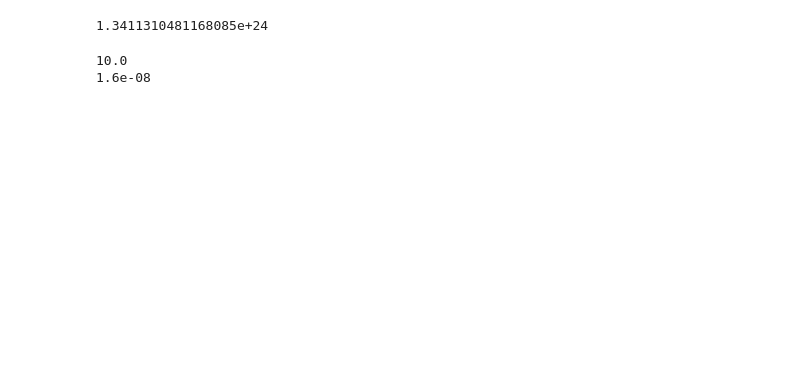
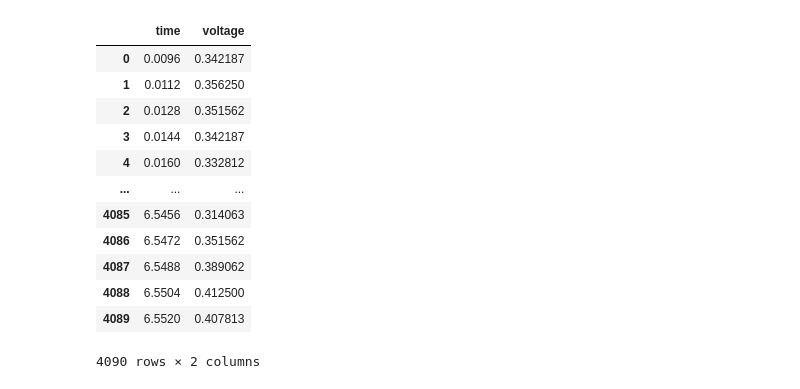
Before and after one commit to ShmakovVladimir/Labs, a Jupyter notebook: Фотника/Волоконный Лазер/main.ipynb, the cells around one changed output. Drawn from its saved outputs; the diff is of its cells as text; code cells hidden in the pictures; blank space fills up the shorter version.

```diff
--- a/Фотника/Волоконный Лазер/main.ipynb
+++ b/Фотника/Волоконный Лазер/main.ipynb
@@ -73,14 +8,51 @@ plt.grid(ls = ':')
-# %%
-np.exp(1.5 / (9 * 300 * 1e-5))
-# %% [output]
-1.3411310481168085e+24
-# %%
-tau = 2 * np.pi / 1e-7
-l = 100
-nu = 1 / (100 * 1e-9)
-print(nu * 1e-6)
-nu = 1 / tau
-print(f"{nu:.2g}")
-# %% [output]
-10.0
-1.6e-08
+# %%
+def parce_data(filepath: str) -> pd.DataFrame:
+    file = open(filepath)
+    time_step_index, time_step_time = 0, 0
+    ch1_step_index, ch2_step_index = 0, 0
+    ch1_step_voltage, ch2_step_voltage = 0, 0
+    time, voltage = [], []
+    for ind, line in enumerate(file):
+        if ind == 2:
+            time_step_index, time_step_time = line.split(" = ")
+            time_step_index = int(time_step_index)
+            time_step_time = float(time_step_time[:-3])
+        if ind == 5:
+            _, right_part = line.split("  ")
+            ch1_step_index, ch1_step_voltage = right_part.split(" = ")
+            ch1_step_index = int(ch1_step_index)
+            ch1_step_voltage = float(ch1_step_voltage[:-2])
+        if ind == 6:
+            _, right_part = line.split("  ")
+            ch2_step_index, ch2_step_voltage = right_part.split(" = ")
+        if ind == 7:
+            _, gnd_level_ch1, gnd_level_ch2 = line.split("\t")
+            gnd_level_ch1 = int(gnd_level_ch1)
+        if ind > 15:
+            try:
+                N, ch1, ch2 = map(float, line[:-2].split('\t'))
+            except:
+                N, _, ch1ch2 = line.split(' ')
+                N = int(N)
+                ch1, ch2 = map(float, ch1ch2.split('\t'))
+            voltage.append(ch1 * ch1_step_voltage / ch1_step_index - gnd_level_ch1 * ch1_step_voltage / ch1_step_index)
+            time.append(N * time_step_time / time_step_index)
+    res = {"time": time, "voltage": voltage}
+    return pd.DataFrame(res)
+# %%
+d1 = parce_data("data/3_090A.txt")
+d1
+# %% [output]
+|  | time | voltage |
+| 0 | 0.0096 | 0.342187 |
+| 1 | 0.0112 | 0.356250 |
+| 2 | 0.0128 | 0.351562 |
+| 3 | 0.0144 | 0.342187 |
+| 4 | 0.0160 | 0.332812 |
+| ... | ... | ... |
+| 4085 | 6.5456 | 0.314063 |
+| 4086 | 6.5472 | 0.351562 |
+| 4087 | 6.5488 | 0.389062 |
+| 4088 | 6.5504 | 0.412500 |
+| 4089 | 6.5520 | 0.407813 |
+4090 rows × 2 columns
```
Also changed, not shown: parts of 11 cells of this notebook, 25 other files.
